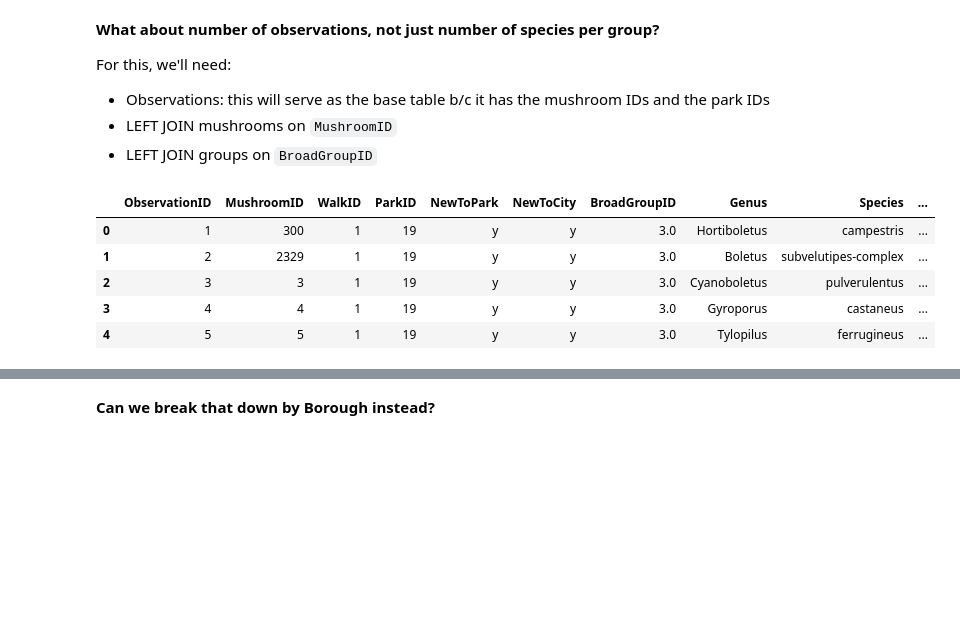
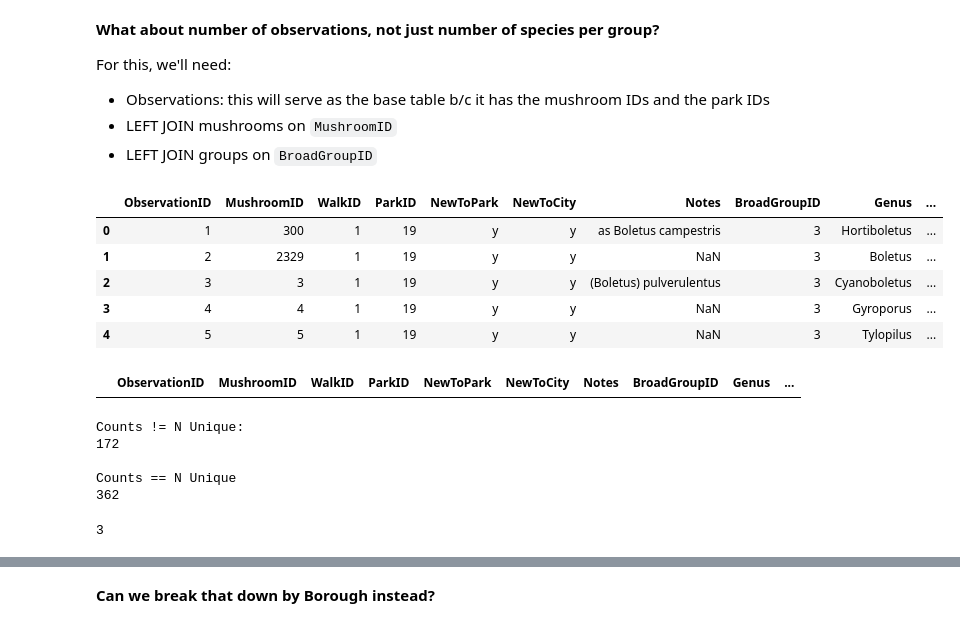
Before and after one commit to newyorkmyc/walks-list, a Jupyter notebook: common_fungi.ipynb, the cells around one changed output, grey strips where cells are left out. Cells and saved outputs as stored; diff of their text form; code cells hidden in the pictures; blank space fills up the shorter version.

```diff
--- a/common_fungi.ipynb
+++ b/common_fungi.ipynb
@@ -257,16 +238,42 @@ For this, we'll need:
  - LEFT JOIN mushrooms on `MushroomID`
  - LEFT JOIN groups on `BroadGroupID`
 # %%
-observations = dfs['observations'].merge(dfs['mushroom'][['MushroomID','BroadGroupID','Genus','Species']],
-                                         on='MushroomID', how='left')\
-                                  .merge(dfs['broadgroups'][['BroadGroupID','BroadGroupName']], on='BroadGroupID', how='left')\
-                                  .merge(dfs['parks'][['ParkID','ParkName','Borough']].dropna(), on='ParkID', how='left')\
-                                  .drop(['Notes','LinkToINat','DateCreated','DateModified'], axis=1)
+observations = (dfs['observations']
+                .merge(dfs['mushroom'][['MushroomID','BroadGroupID','Genus','Species']],
+                                          on='MushroomID', how='inner') # 'inner' to avoid unknown species (sp., spp.) observations
+                .merge(dfs['broadgroups'][['BroadGroupID','BroadGroupName']], on='BroadGroupID', how='left')
+                .merge(dfs['parks'][['ParkID','ParkName','Borough']].dropna(), on='ParkID', how='left')
+                .drop(['LinkToINat','DateCreated','DateModified'], axis=1)
+               )
 observations.head()
 # %% [output]
-|  | ObservationID | MushroomID | WalkID | ParkID | NewToPark | NewToCity | BroadGroupID | Genus | Species | ... |
-| 0 | 1 | 300 | 1 | 19 | y | y | 3.0 | Hortiboletus | campestris | ... |
-| 1 | 2 | 2329 | 1 | 19 | y | y | 3.0 | Boletus | subvelutipes-complex | ... |
-| 2 | 3 | 3 | 1 | 19 | y | y | 3.0 | Cyanoboletus | pulverulentus | ... |
-| 3 | 4 | 4 | 1 | 19 | y | y | 3.0 | Gyroporus | castaneus | ... |
-| 4 | 5 | 5 | 1 | 19 | y | y | 3.0 | Tylopilus | ferrugineus | ... |
+|  | ObservationID | MushroomID | WalkID | ParkID | NewToPark | NewToCity | Notes | BroadGroupID | Genus | ... |
+| 0 | 1 | 300 | 1 | 19 | y | y | as Boletus campestris | 3 | Hortiboletus | ... |
+| 1 | 2 | 2329 | 1 | 19 | y | y | NaN | 3 | Boletus | ... |
+| 2 | 3 | 3 | 1 | 19 | y | y | (Boletus) pulverulentus | 3 | Cyanoboletus | ... |
+| 3 | 4 | 4 | 1 | 19 | y | y | NaN | 3 | Gyroporus | ... |
+| 4 | 5 | 5 | 1 | 19 | y | y | NaN | 3 | Tylopilus | ... |
+# %%
+# Check that all unknown species have been dropped
+observations.loc[(observations['Species'].str.contains('sp.')) | (observations['Species'].str.contains('spp.')) | (observations['Species']=='sp')]
+# %% [output]
+|  | ObservationID | MushroomID | WalkID | ParkID | NewToPark | NewToCity | Notes | BroadGroupID | Genus | ... |
+# %%
+# Check for repeat species observations in walks
+walk_id_counts = observations.groupby('WalkID').agg({'MushroomID':['count','nunique']})
+walk_id_counts.columns = walk_id_counts.columns.droplevel(0)
+print('Counts != N Unique:')
+print(len(walk_id_counts.loc[walk_id_counts['count']!=walk_id_counts['nunique']]))
+print('\nCounts == N Unique')
+print(len(walk_id_counts.loc[walk_id_counts['count']==walk_id_counts['nunique']]))
+# %% [output]
+Counts != N Unique:
+172
+
+Counts == N Unique
+362
+# %%
+walk_id_counts['diff'] = walk_id_counts['count'] - walk_id_counts['nunique']
+max(walk_id_counts['diff'])
+# %% [output]
+3
```
Also changed, not shown: parts of 9 cells of this notebook, 4 other files.
